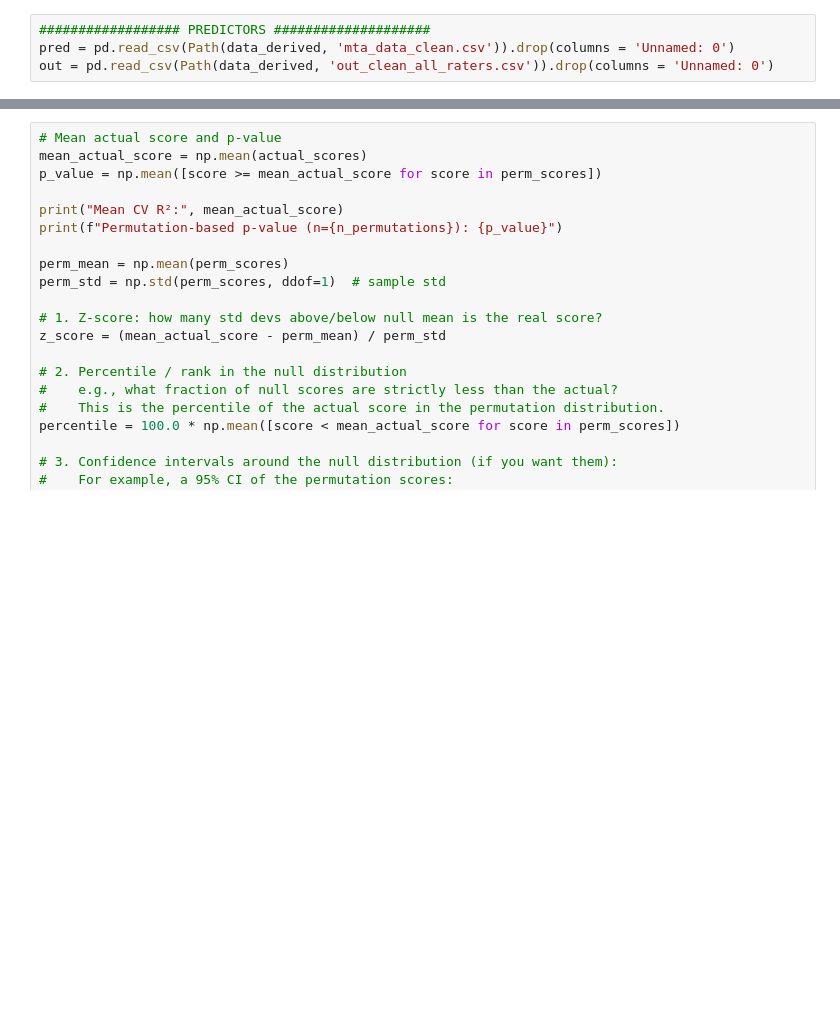
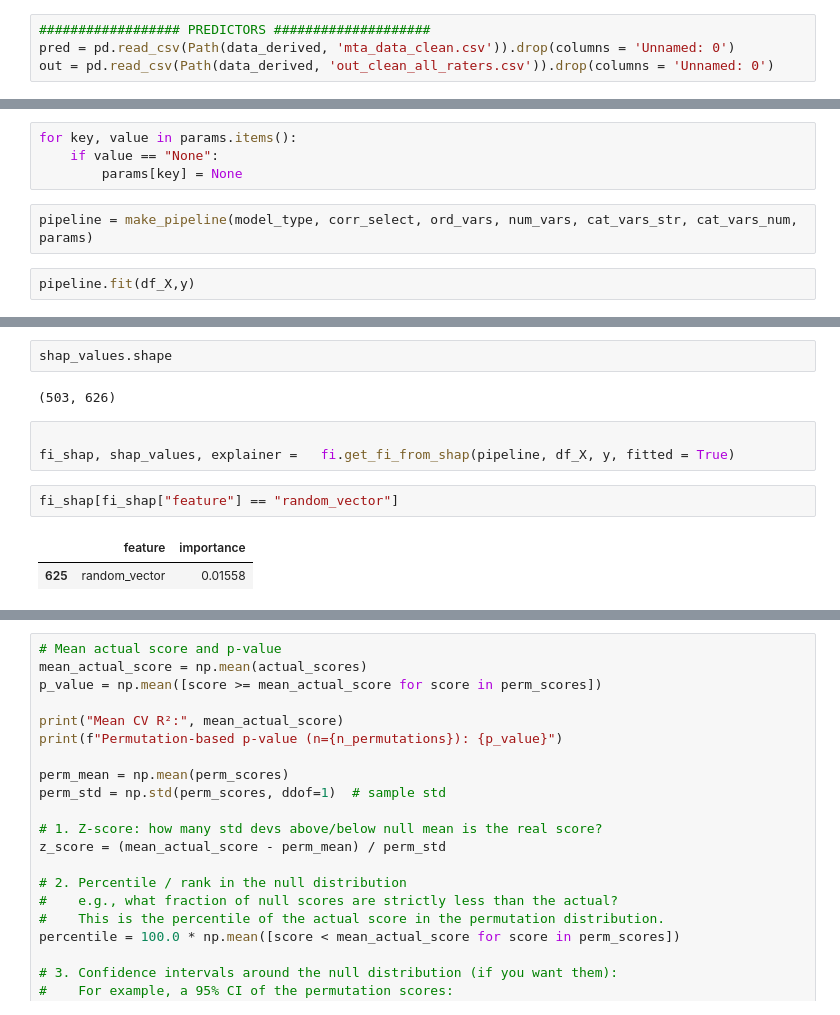
Before and after one commit to ALINA991/ADHD_fMRI, a Jupyter notebook: MTA/permutation_analysis.ipynb, the cells around one changed output, grey strips where cells are left out. Drawn from its saved outputs; the diff is of its cells as text; blank space fills up the shorter version.

```diff
--- a/MTA/permutation_analysis.ipynb
+++ b/MTA/permutation_analysis.ipynb
@@ -479,0 +171,8 @@ TypeError: cannot unpack non-iterable NoneType object
+# %%
+for key, value in params.items():
+    if value == "None":
+        params[key] = None
+# %%
+pipeline = make_pipeline(model_type, corr_select, ord_vars, num_vars, cat_vars_str, cat_vars_num, params)
+# %%
+pipeline.fit(df_X,y)
@@ -479,0 +215,12 @@ TypeError: cannot unpack non-iterable NoneType object
+# %%
+shap_values.shape
+# %% [output]
+(503, 626)
+# %%
+
+fi_shap, shap_values, explainer =   fi.get_fi_from_shap(pipeline, df_X, y, fitted = True)
+# %%
+fi_shap[fi_shap["feature"] == "random_vector"]
+# %% [output]
+|  | feature | importance |
+| 625 | random_vector | 0.01558 |
```
Also changed, not shown: parts of 64 cells of this notebook, 6 other files.
